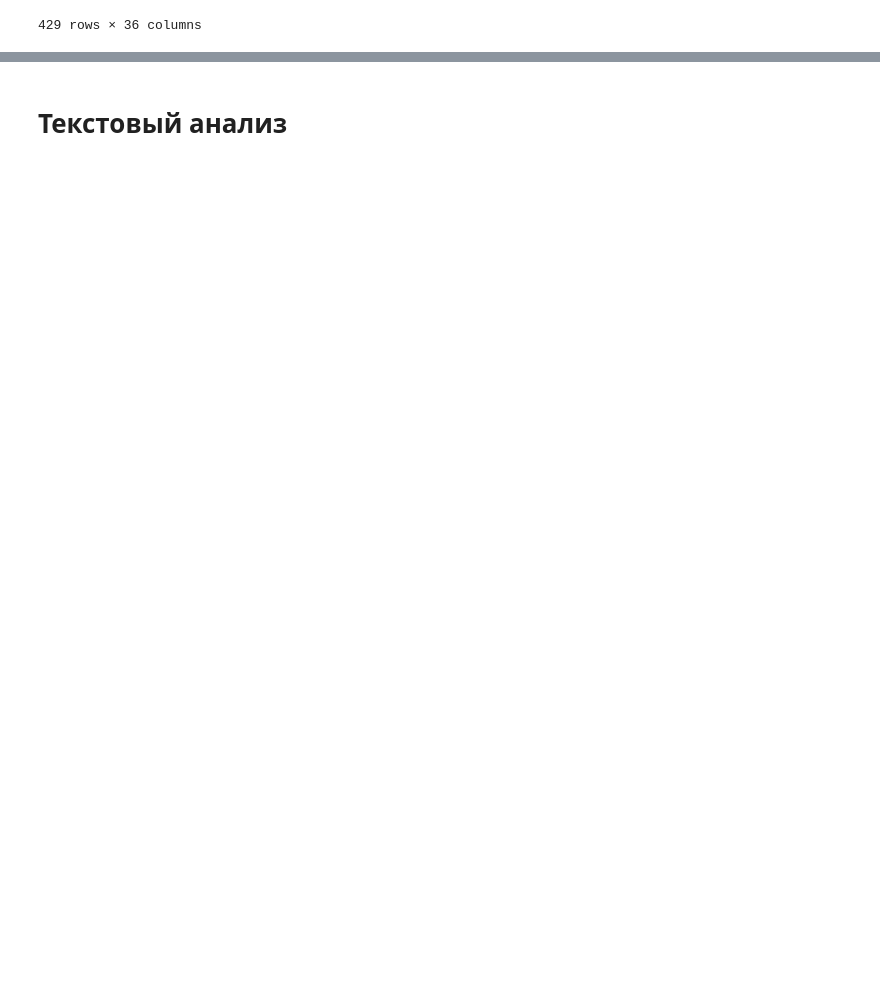
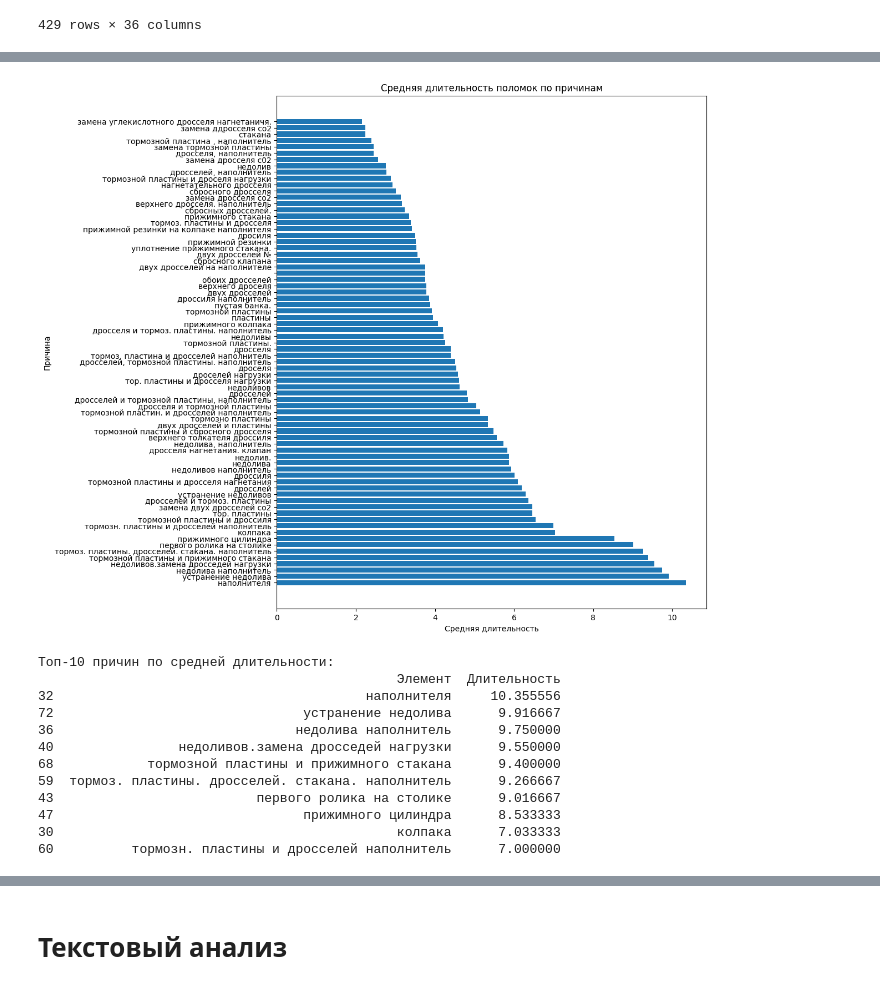
Before and after one commit to MBFROBO/hack_baltica, a Jupyter notebook: data_scanning.ipynb, the cells around one changed output, grey strips where cells are left out. Cells and saved outputs as stored; diff of their text form; code cells hidden in the pictures; blank space fills up the shorter version.

```diff
--- a/data_scanning.ipynb
+++ b/data_scanning.ipynb
@@ -64,0 +146,32 @@ _merged.to_excel('content/merged.xlsx')
+# %%
+grouped = data.groupby('Элемент')['Длительность'].mean().reset_index()
+
+# Сортировка по средней длительности
+sorted_grouped = grouped.sort_values(by='Длительность', ascending=False)
+
+# Визуализация
+plt.figure(figsize=(10, 12))
+plt.barh(sorted_grouped['Элемент'], sorted_grouped['Длительность'])
+plt.xlabel('Средняя длительность')
+plt.ylabel('Причина')
+plt.title('Средняя длительность поломок по причинам')
+plt.show()
+
+# Топ-10 причин по средней длительности
+top_10 = sorted_grouped.head(10)
+print("Топ-10 причин по средней длительности:")
+print(top_10)
+# %% [output]
+[figure, added]
+Топ-10 причин по средней длительности:
+                                              Элемент  Длительность
+32                                        наполнителя     10.355556
+72                                устранение недолива      9.916667
+36                               недолива наполнитель      9.750000
+40                недоливов.замена дросседей нагрузки      9.550000
+68            тормозной пластины и прижимного стакана      9.400000
+59  тормоз. пластины. дросселей. стакана. наполнитель      9.266667
+43                          первого ролика на столике      9.016667
+47                                прижимного цилиндра      8.533333
+30                                            колпака      7.033333
+60          тормозн. пластины и дросселей наполнитель      7.000000
```
Also changed, not shown: parts of 14 cells of this notebook, 3 other files.
